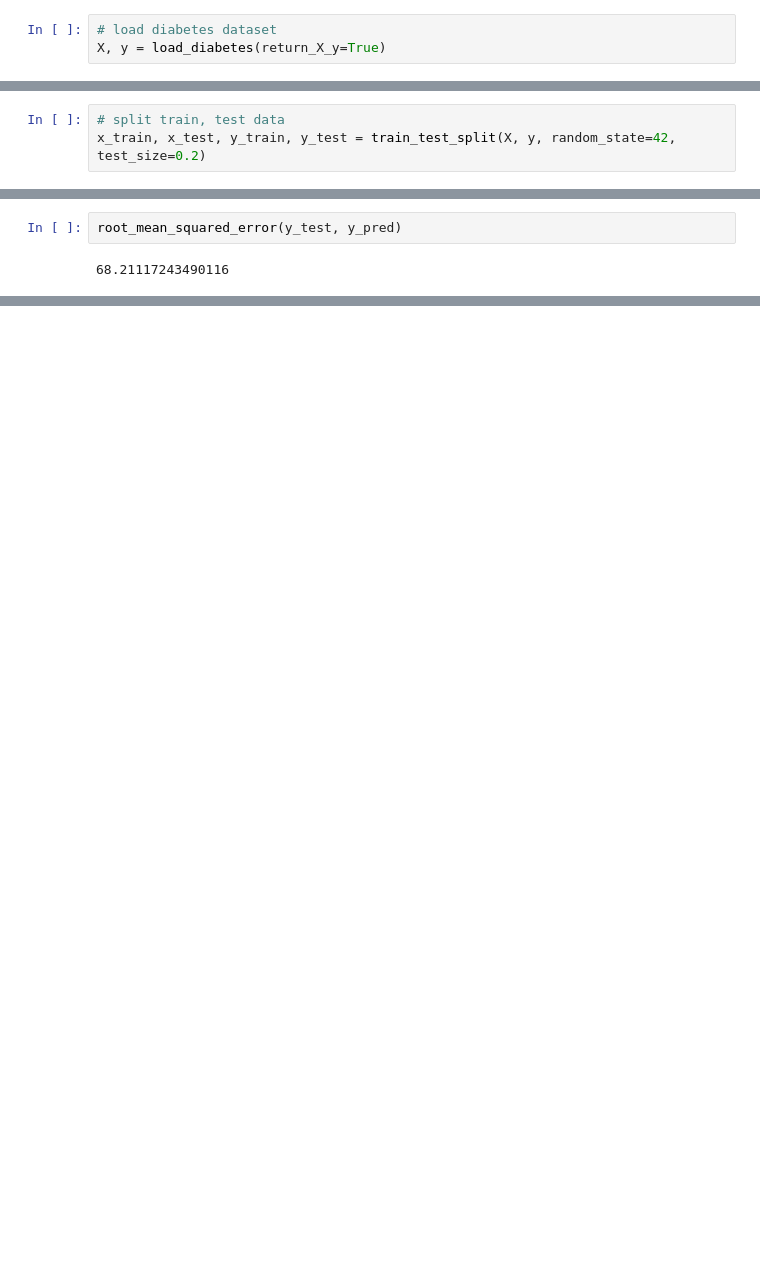
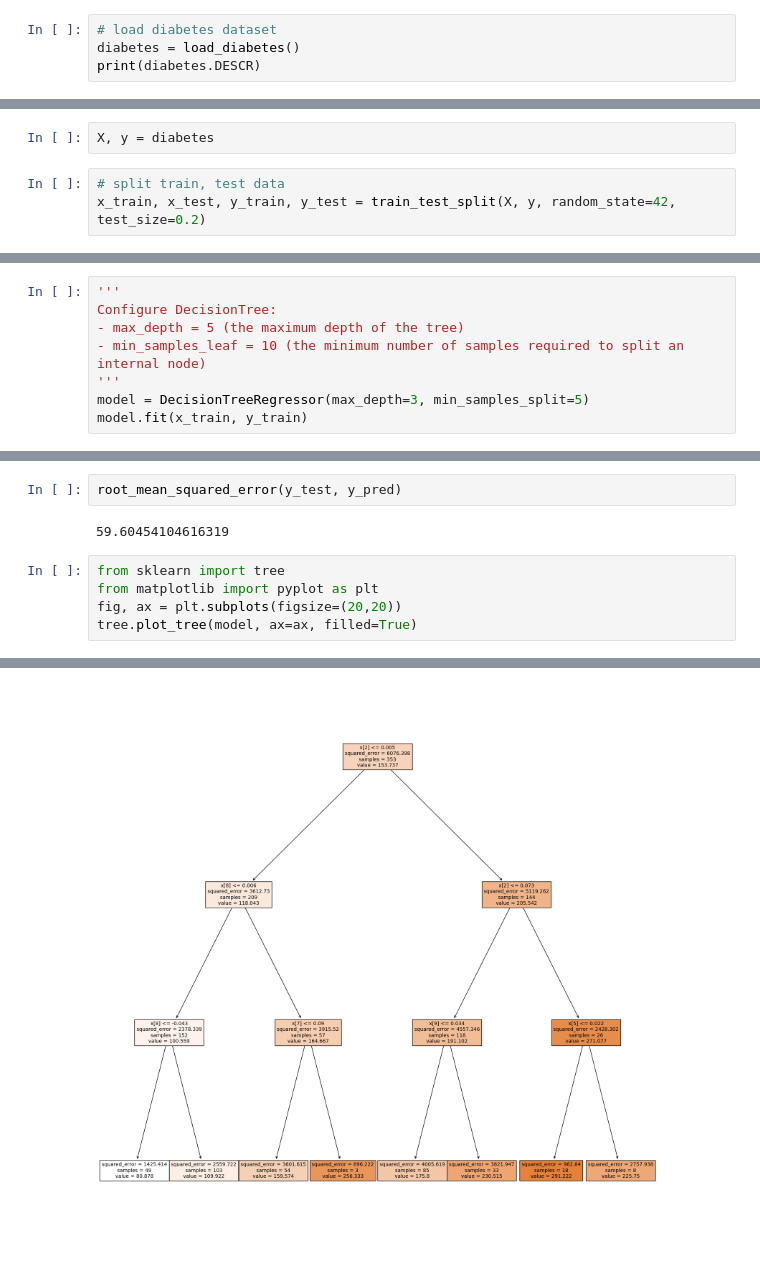
Before and after one commit to atunnd/iris_classification, a Jupyter notebook: decision_tree/regression_sklearn.ipynb, the cells around one changed output, grey strips where cells are left out. Cells and saved outputs as stored; diff of their text form; blank space fills up the shorter version.

Commit message:
Adding code to visualize regression task of decision tree

```diff
--- a/decision_tree/regression_sklearn.ipynb
+++ b/decision_tree/regression_sklearn.ipynb
@@ -5,4 +5,5 @@ from sklearn.metrics import mean_squared_error, root_mean_squared_error
 from sklearn.tree import DecisionTreeRegressor
 # %%
 # load diabetes dataset
-X, y = load_diabetes(return_X_y=True)
+diabetes = load_diabetes()
+print(diabetes.DESCR)
@@ -9,3 +28,5 @@ X, y = load_diabetes(return_X_y=True)
+# %%
+X, y = diabetes
 # %%
 # split train, test data
 x_train, x_test, y_train, y_test = train_test_split(X, y, random_state=42, test_size=0.2)
@@ -16,0 +33,8 @@ DecisionTreeRegressor()
+# %%
+'''
+Configure DecisionTree:
+- max_depth = 5 (the maximum depth of the tree)
+- min_samples_leaf = 10 (the minimum number of samples required to split an internal node)
+'''
+model = DecisionTreeRegressor(max_depth=3, min_samples_split=5)
+model.fit(x_train, y_train)
@@ -22,4 +48,10 @@ mean_squared_error(y_test, y_pred)
 # %%
 root_mean_squared_error(y_test, y_pred)
 # %% [output]
-68.21117243490116
+59.60454104616319
+# %%
+from sklearn import tree
+from matplotlib import pyplot as plt
+fig, ax = plt.subplots(figsize=(20,20))
+tree.plot_tree(model, ax=ax, filled=True)
+# %% [output]
@@ -25,0 +73 @@ root_mean_squared_error(y_test, y_pred)
+[figure, added]
```
Also changed, not shown: parts of 5 cells of this notebook.
